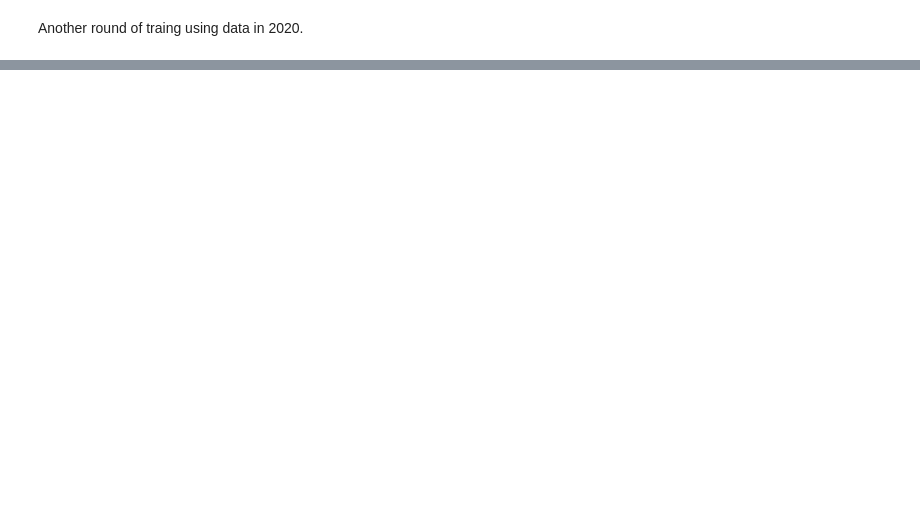
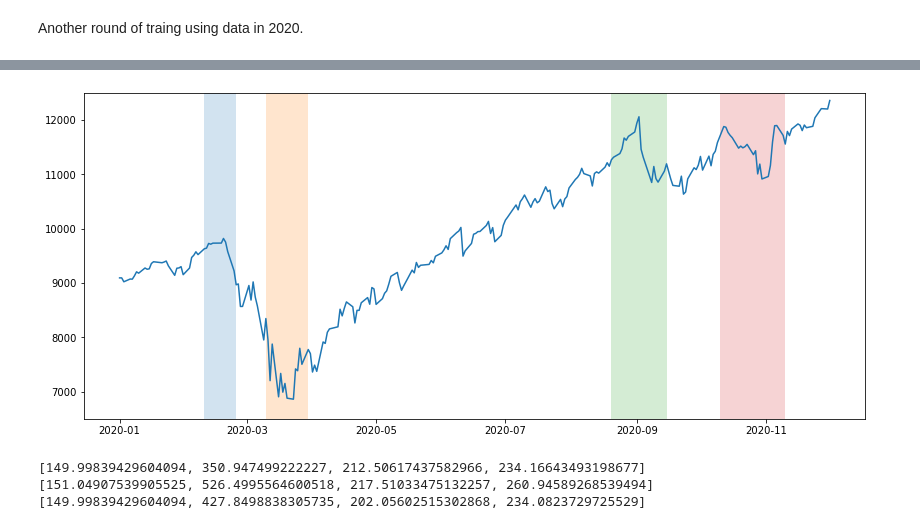
Before and after one commit to epfl-ada/ada-2020-project-milestone-p3-p3_adenosine-deaminase, a Jupyter notebook: p4.ipynb, the cells around one changed output, grey strips where cells are left out. Cells and saved outputs as stored; diff of their text form; code cells hidden in the pictures; blank space fills up the shorter version.

```diff
--- a/p4.ipynb
+++ b/p4.ipynb
@@ -286,0 +266,9 @@ df_cases_weekly = df_us_covid.groupby(pd.Grouper(freq='1w')).sum()
+# %%
+df_ns = pd.read_csv('./additional_data/^IXIC.csv')
+df_ns['Date'] = pd.to_datetime(df_ns['Date'])
+df_ns.set_index('Date', inplace=True)
+
+df_ns = df_ns.reindex(pd.date_range(start=pd.Timestamp('2020-1-1'), end=pd.Timestamp('2020-12-1'), freq='1D'))
+df_ns.iloc[0] = df_ns.iloc[1]
+df_ns.interpolate(method='linear', inplace=True)
+df_ns.head()
@@ -620,0 +522,37 @@ stats.pearsonr(data_2020['new_deaths'], data_2020['healthcare'])
+# %%
+turning_points = [[pd.Timestamp('2020-02-10'), pd.Timestamp('2020-02-25')],
+                  [pd.Timestamp('2020-03-10'), pd.Timestamp('2020-03-30')],
+                  [pd.Timestamp('2020-08-20'), pd.Timestamp('2020-09-15')],
+                  [pd.Timestamp('2020-10-10'), pd.Timestamp('2020-11-10')]]
+# %%
+plt.figure(figsize=(14, 6))
+y_min, y_max = 6500, 12500
+plt.ylim([y_min, y_max])
+
+plt.plot(df_ns['Close'])
+for point_i in turning_points:
+    plt.fill_betweenx([y_min, y_max], point_i[0], point_i[1], alpha=0.2)
+# %% [output]
+[figure, added]
+# %%
+df_turnings = pd.DataFrame(df_gt.columns.to_list(), columns=['Features'])
+
+base_turning_maes = []
+cases_turning_maes = []
+deaths_turning_maes = []
+for i in range(len(turning_points)):
+    data_period = df_results[turning_points[i][0]:turning_points[i][1]]
+    mae = sum(abs(data_period['base'] - data_period[label]))/len(data_period)
+    base_turning_maes.append(mae)
+    mae = sum(abs(data_period['cases'] - data_period[label]))/len(data_period)
+    cases_turning_maes.append(mae)
+    mae = sum(abs(data_period['deaths'] - data_period[label]))/len(data_period)
+    deaths_turning_maes.append(mae)
+
+print(base_turning_maes)
+print(cases_turning_maes)
+print(deaths_turning_maes)
+# %% [output]
+[149.99839429604094, 350.947499222227, 212.50617437582966, 234.16643493198677]
+[151.04907539905525, 526.4995564600518, 217.51033475132257, 260.94589268539494]
+[149.99839429604094, 427.8498838305735, 202.05602515302868, 234.0823729725529]
```
Also changed, not shown: parts of 57 cells of this notebook, 11 other files.
